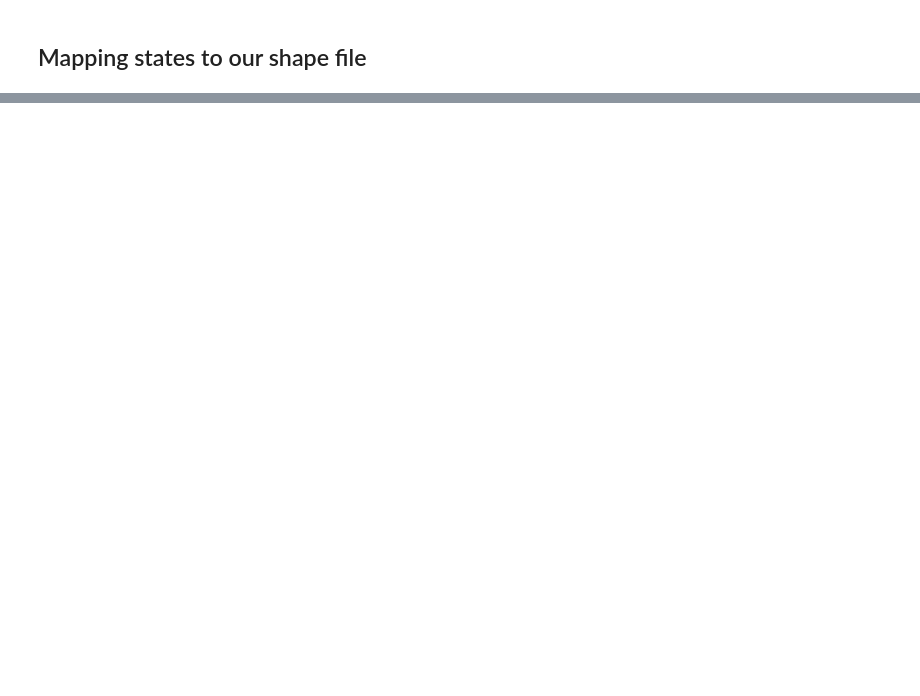
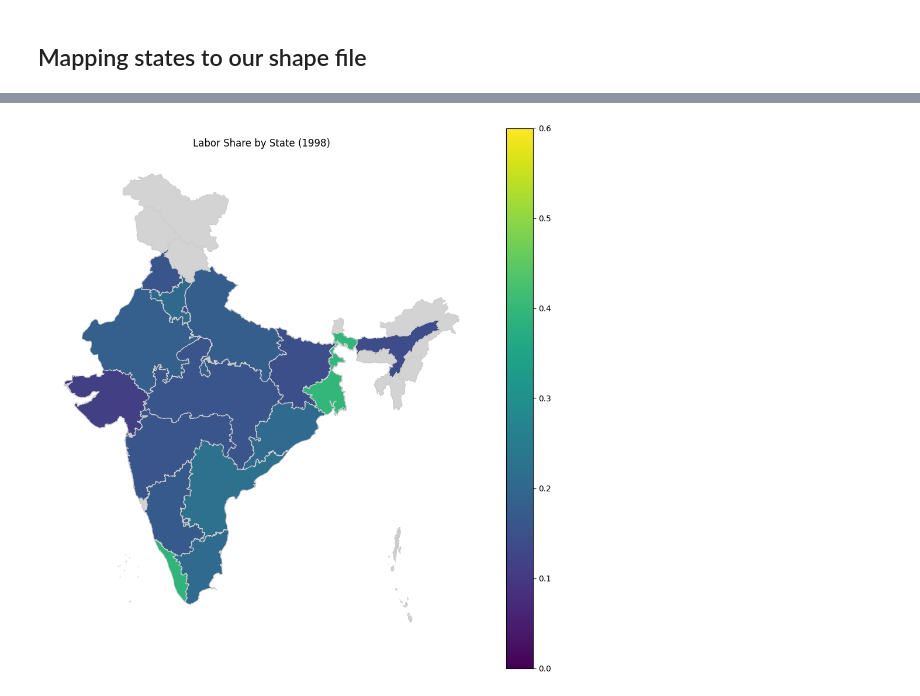
Before and after one commit to kabeerbora/cs_ls, a Jupyter notebook: state_maps.ipynb, the cells around one changed output, grey strips where cells are left out. Cells and saved outputs as stored; diff of their text form; code cells hidden in the pictures; blank space fills up the shorter version.

```diff
--- a/state_maps.ipynb
+++ b/state_maps.ipynb
@@ -108,0 +141,4 @@ plt.show()
+# %%
+df_1998 = df_total[df_total['year'] == 1998]
+df_2021 = df_total[df_total['year'] == 2021]
+df_1998
@@ -108,0 +165,24 @@ plt.show()
+# %%
+import matplotlib.pyplot as plt
+merged_data = india.merge(df_1998, left_on='State_Name', right_on='state', how='left')
+
+variable_to_map = 'labor_share'
+
+fig, ax = plt.subplots(1, figsize=(12, 12))
+
+
+merged_data.plot(column=variable_to_map,
+                 cmap='viridis',
+                 linewidth=0.8,
+                 ax=ax,
+                 edgecolor='0.8',
+                 legend=True,
+                 missing_kwds={'color': 'lightgrey'},
+                 vmin=0.0,
+                 vmax=0.6)
+
+ax.set_title('Labor Share by State (1998)')
+ax.axis('off')
+plt.show()
+# %% [output]
+[figure, added]
```
Also changed, not shown: parts of 13 cells of this notebook.
